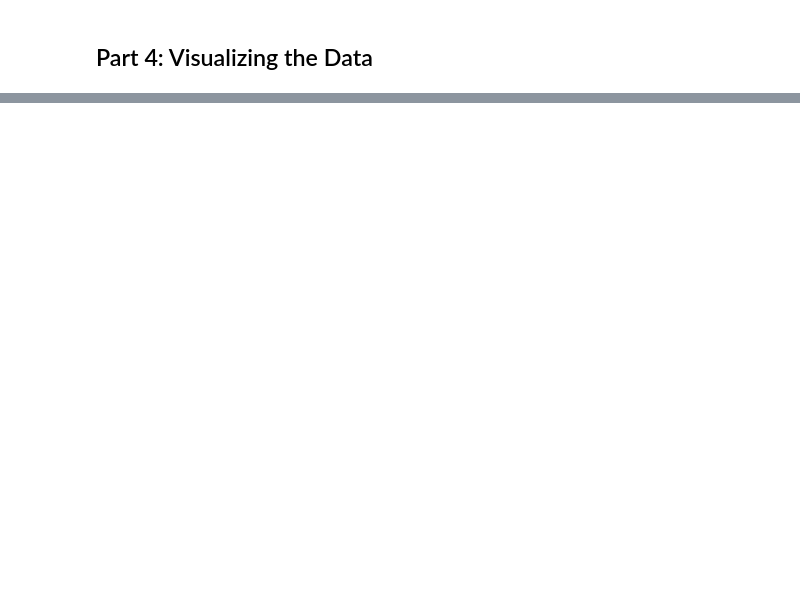
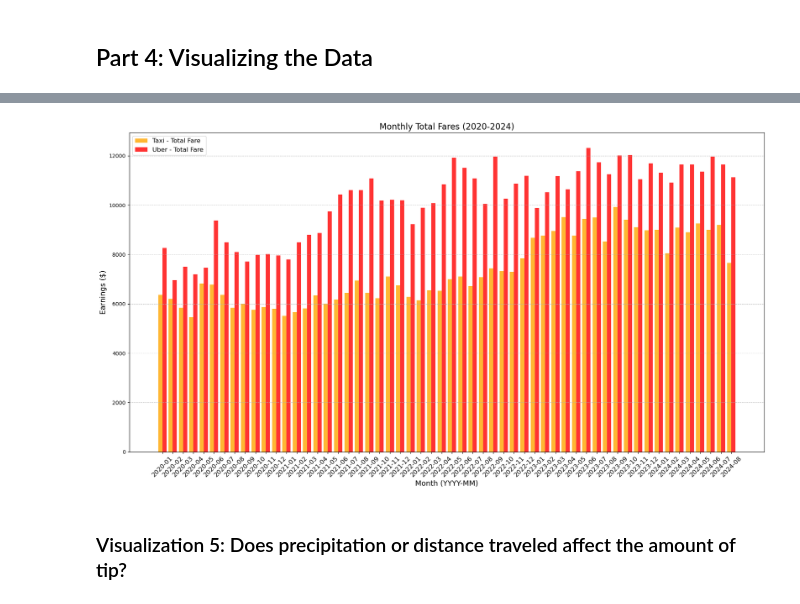
Before and after one commit to Yumingyue17/final-project, a Jupyter notebook: 4501 final project.ipynb, the cells around one changed output, grey strips where cells are left out. Saved outputs shown, nothing was run; the diff lists cells and outputs as text; code cells hidden in the pictures; blank space fills up the shorter version.

```diff
--- a/4501 final project.ipynb
+++ b/4501 final project.ipynb
@@ -955,0 +1410,43 @@ plot_visual_1(some_dataframe)
+# %%
+import matplotlib.pyplot as plt
+import numpy as np
+
+def plot_visual_4(dataframe):
+    # Separate Taxi and Uber data
+    taxi_data = dataframe[dataframe['ride_type'] == 'Taxi']
+    uber_data = dataframe[dataframe['ride_type'] == 'Uber']
+
+    # Prepare months
+    months = sorted(dataframe['month'].unique())
+    x = np.arange(len(months))  # x-axis index
+
+    # Total fares
+    taxi_total = taxi_data.set_index('month')['total_fare'].reindex(months, fill_value=0)
+    uber_total = uber_data.set_index('month')['total_fare'].reindex(months, fill_value=0)
+
+    # Plot setup
+    fig, ax = plt.subplots(figsize=(18, 10))
+
+    # Bar chart for Taxi and Uber
+    ax.bar(x - 0.2, taxi_total, width=0.4, label='Taxi - Total Fare', color='orange', alpha=0.8)
+    ax.bar(x + 0.2, uber_total, width=0.4, label='Uber - Total Fare', color='red', alpha=0.8)
+
+    # Add labels and title
+    ax.set_xlabel('Month (YYYY-MM)', fontsize=14)
+    ax.set_ylabel('Earnings ($)', fontsize=14)
+    ax.set_title('Monthly Total Fares (2020-2024)', fontsize=16)
+    ax.set_xticks(x)
+    ax.set_xticklabels(months, rotation=45, fontsize=12)
+    ax.legend(loc='upper left', fontsize=12)
+
+    # Gridlines and layout adjustment
+    plt.grid(axis='y', linestyle='--', alpha=0.7)
+    plt.tight_layout()
+    plt.show()
+# %%
+fare_data = get_data_for_visual_4()
+plot_visual_4(fare_data)
+# %% [output]
+[figure, added]
+# %% [markdown]
+### Visualization 5: Does precipitation or distance traveled affect the amount of tip?
```
Also changed, not shown: parts of 38 cells of this notebook, 6 other files.
